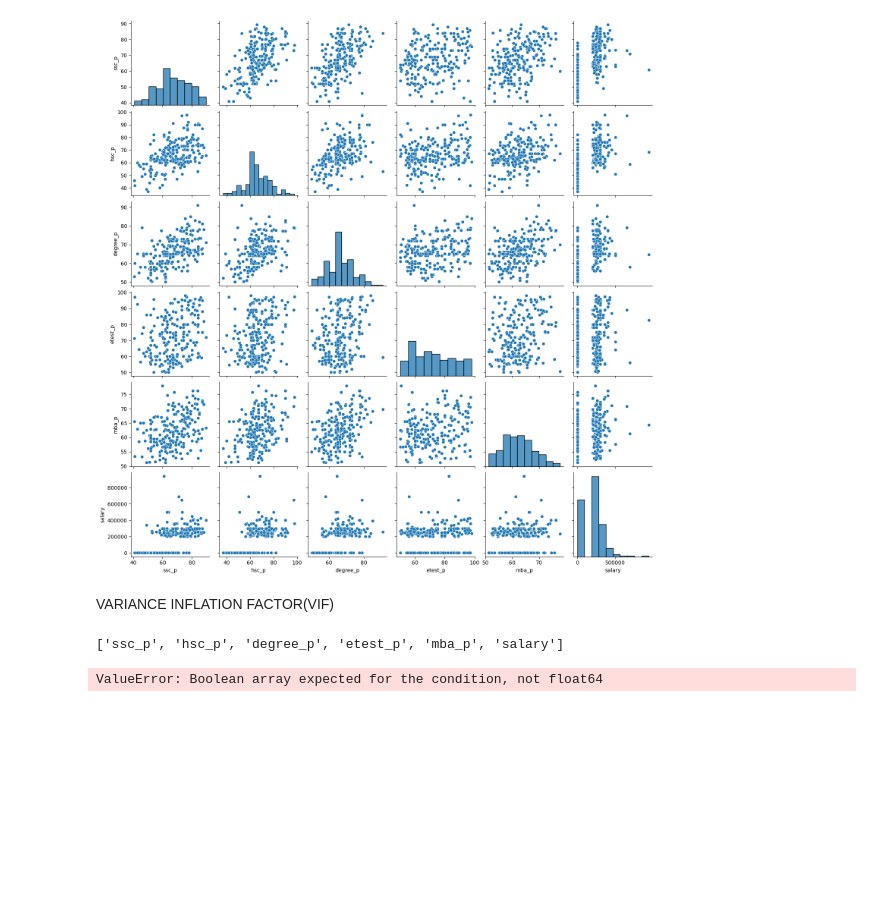
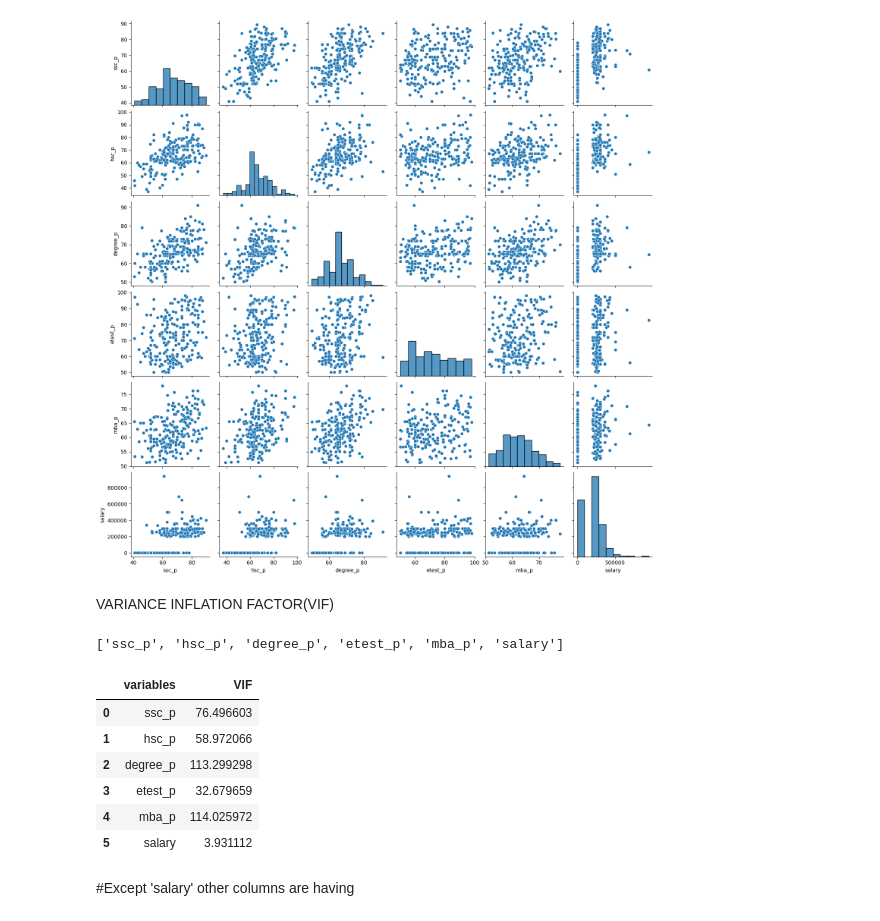
Before and after one commit to eamudha/BIVARIATE, a Jupyter notebook: Correlation-VIF_Graph.ipynb, the cells around one changed output. Drawn from its saved outputs; the diff is of its cells as text; code cells hidden in the pictures; blank space fills up the shorter version.

```diff
--- a/Correlation-VIF_Graph.ipynb
+++ b/Correlation-VIF_Graph.ipynb
@@ -169,11 +169,19 @@ print (Quan)
 # %%
 from statsmodels.stats.outliers_influence import variance_inflation_factor
 def calc_vif(X):
-    vif=pd.DataFrame(Quandataset,columns = Quan)
+    vif=pd.DataFrame()
     vif["variables"]=X.columns
     vif["VIF"]=[variance_inflation_factor(X.values,i) for i in range(X.shape[1])]
     return vif
 # %%
-calc_vif(dataset[(Quandataset)])
+calc_vif(dataset[['ssc_p', 'hsc_p', 'degree_p', 'etest_p', 'mba_p', 'salary']])
 # %% [output]
-ValueError: Boolean array expected for the condition, not float64
+|  | variables | VIF |
+| 0 | ssc_p | 76.496603 |
+| 1 | hsc_p | 58.972066 |
+| 2 | degree_p | 113.299298 |
+| 3 | etest_p | 32.679659 |
+| 4 | mba_p | 114.025972 |
+| 5 | salary | 3.931112 |
+# %% [markdown]
+#Except 'salary' other columns are having
```
